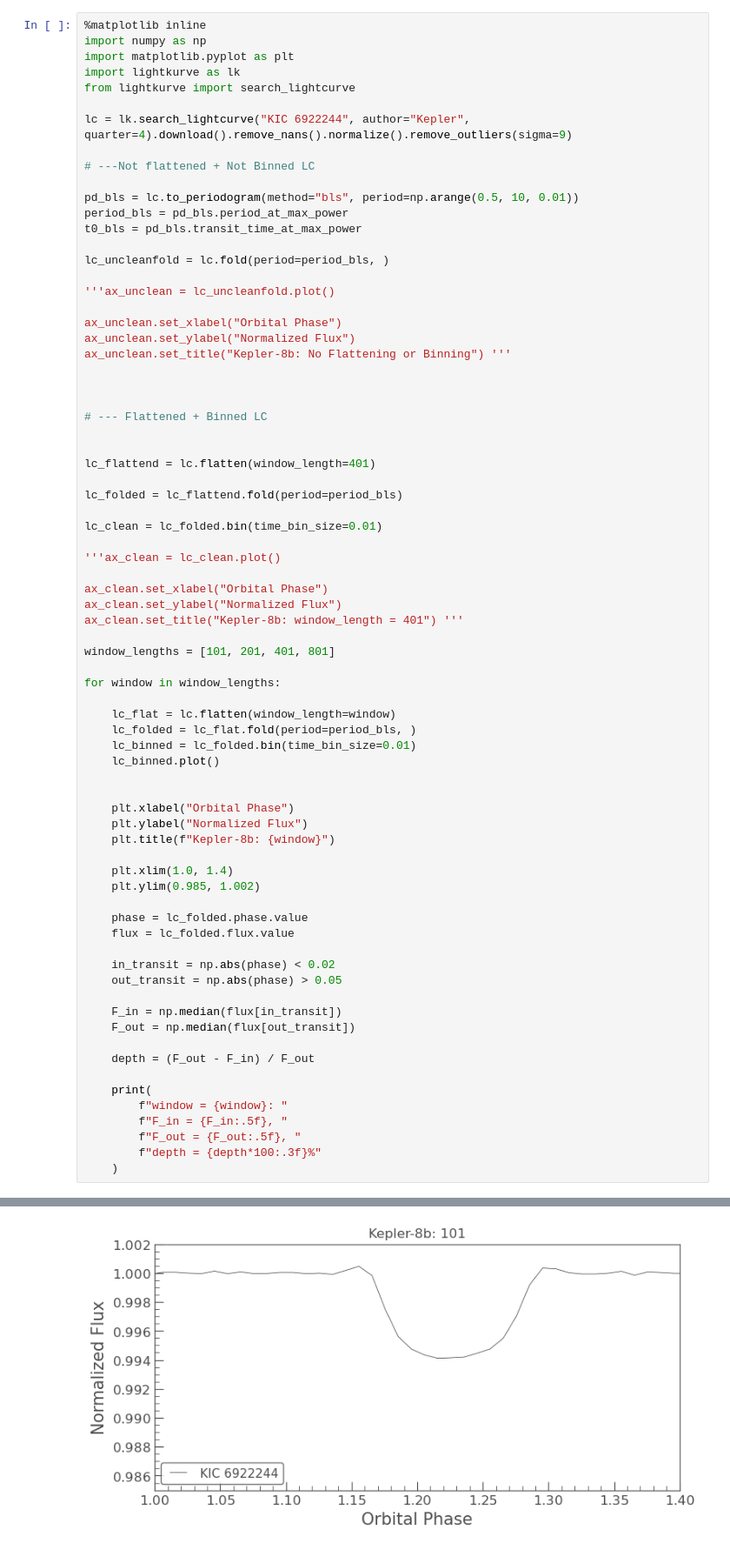
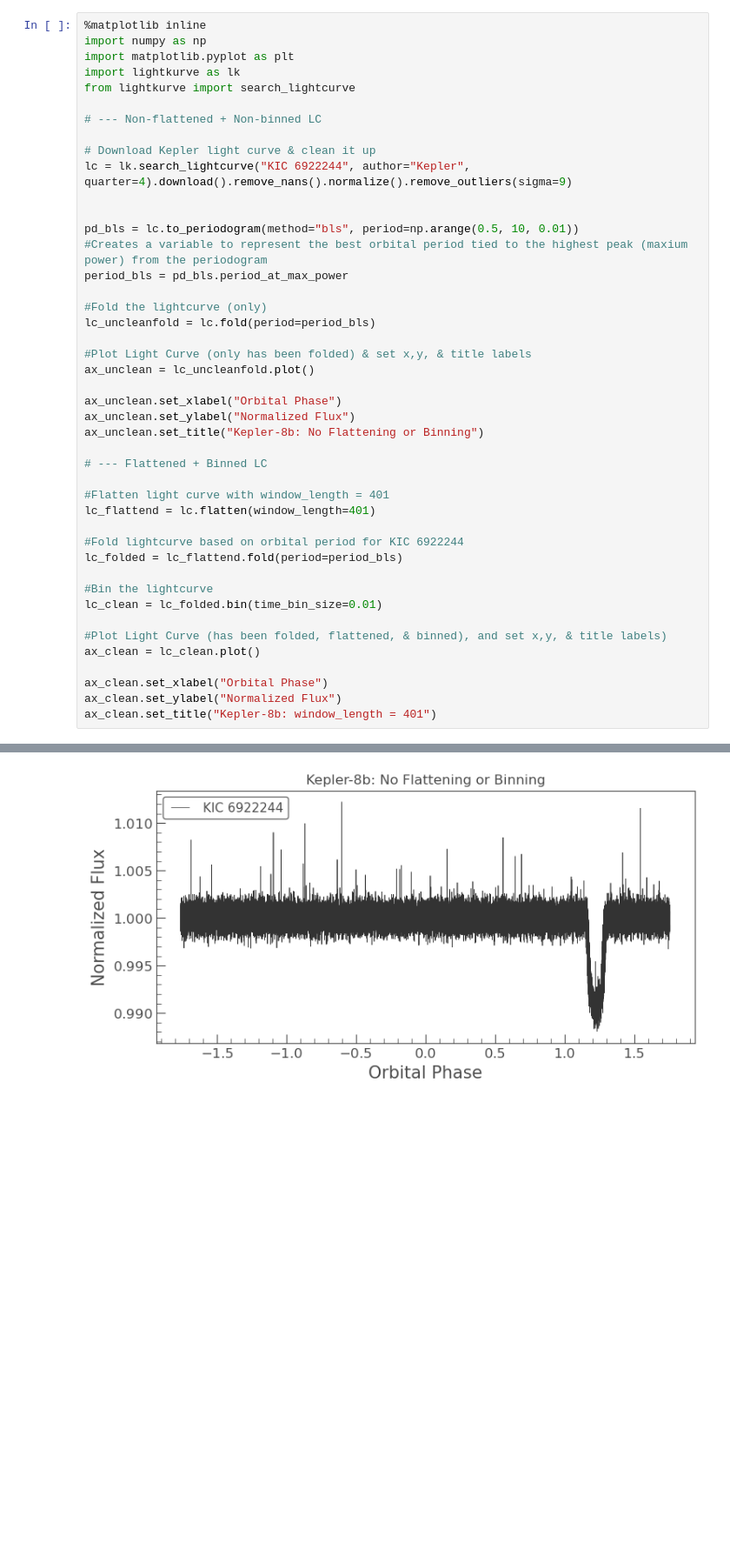
Before and after one commit to ekamgill1671/kepler-8b-transit-reproduction, a Jupyter notebook: data/keplerpractice.ipynb, the cells around one changed output, grey strips where cells are left out. Shown at 87% size. Drawn from its saved outputs; the diff is of its cells as text; blank space fills up the shorter version.

Commit message:
Update kepler.code

```diff
--- a/data/keplerpractice.ipynb
+++ b/data/keplerpractice.ipynb
@@ -57,71 +49,41 @@ import matplotlib.pyplot as plt
 import lightkurve as lk
 from lightkurve import search_lightcurve
 
+# --- Non-flattened + Non-binned LC
+
+# Download Kepler light curve & clean it up
 lc = lk.search_lightcurve("KIC 6922244", author="Kepler", quarter=4).download().remove_nans().normalize().remove_outliers(sigma=9)
 
-# ---Not flattened + Not Binned LC
 
 pd_bls = lc.to_periodogram(method="bls", period=np.arange(0.5, 10, 0.01))
+#Creates a variable to represent the best orbital period tied to the highest peak (maxium power) from the periodogram
 period_bls = pd_bls.period_at_max_power
-t0_bls = pd_bls.transit_time_at_max_power
 
-lc_uncleanfold = lc.fold(period=period_bls, )
+#Fold the lightcurve (only)
+lc_uncleanfold = lc.fold(period=period_bls)
 
-'''ax_unclean = lc_uncleanfold.plot()
+#Plot Light Curve (only has been folded) & set x,y, & title labels
+ax_unclean = lc_uncleanfold.plot()
 
 ax_unclean.set_xlabel("Orbital Phase")
 ax_unclean.set_ylabel("Normalized Flux")
-ax_unclean.set_title("Kepler-8b: No Flattening or Binning") '''
-
-
+ax_unclean.set_title("Kepler-8b: No Flattening or Binning")
 
 # --- Flattened + Binned LC
 
-
+#Flatten light curve with window_length = 401
 lc_flattend = lc.flatten(window_length=401)
 
+#Fold lightcurve based on orbital period for KIC 6922244
 lc_folded = lc_flattend.fold(period=period_bls)
 
+#Bin the lightcurve
 lc_clean = lc_folded.bin(time_bin_size=0.01)
 
-'''ax_clean = lc_clean.plot()
+#Plot Light Curve (has been folded, flattened, & binned), and set x,y, & title labels)
+ax_clean = lc_clean.plot()
 
 ax_clean.set_xlabel("Orbital Phase")
 ax_clean.set_ylabel("Normalized Flux")
-ax_clean.set_title("Kepler-8b: window_length = 401") '''
-
-window_lengths = [101, 201, 401, 801]
-
-for window in window_lengths:
-
-    lc_flat = lc.flatten(window_length=window)
-    lc_folded = lc_flat.fold(period=period_bls, )
-    lc_binned = lc_folded.bin(time_bin_size=0.01)
-    lc_binned.plot()
-
-
-    plt.xlabel("Orbital Phase")
-    plt.ylabel("Normalized Flux")
-    plt.title(f"Kepler-8b: {window}")
-
-    plt.xlim(1.0, 1.4)
-    plt.ylim(0.985, 1.002)
-
-    phase = lc_folded.phase.value
-    flux = lc_folded.flux.value
-
-    in_transit = np.abs(phase) < 0.02
-    out_transit = np.abs(phase) > 0.05
-
-    F_in = np.median(flux[in_transit])
-    F_out = np.median(flux[out_transit])
-
-    depth = (F_out - F_in) / F_out
-
-    print(
-        f"window = {window}: "
-        f"F_in = {F_in:.5f}, "
-        f"F_out = {F_out:.5f}, "
-        f"depth = {depth*100:.3f}%"
-    )
+ax_clean.set_title("Kepler-8b: window_length = 401")
 # %% [output]
@@ -132 +91 @@ window = 801: F_in = 0.99999, F_out = 0.99997, depth = -0.002%
-[figure, old version]
+[figure, new version]
```
Also changed, not shown: parts of 4 cells of this notebook.
